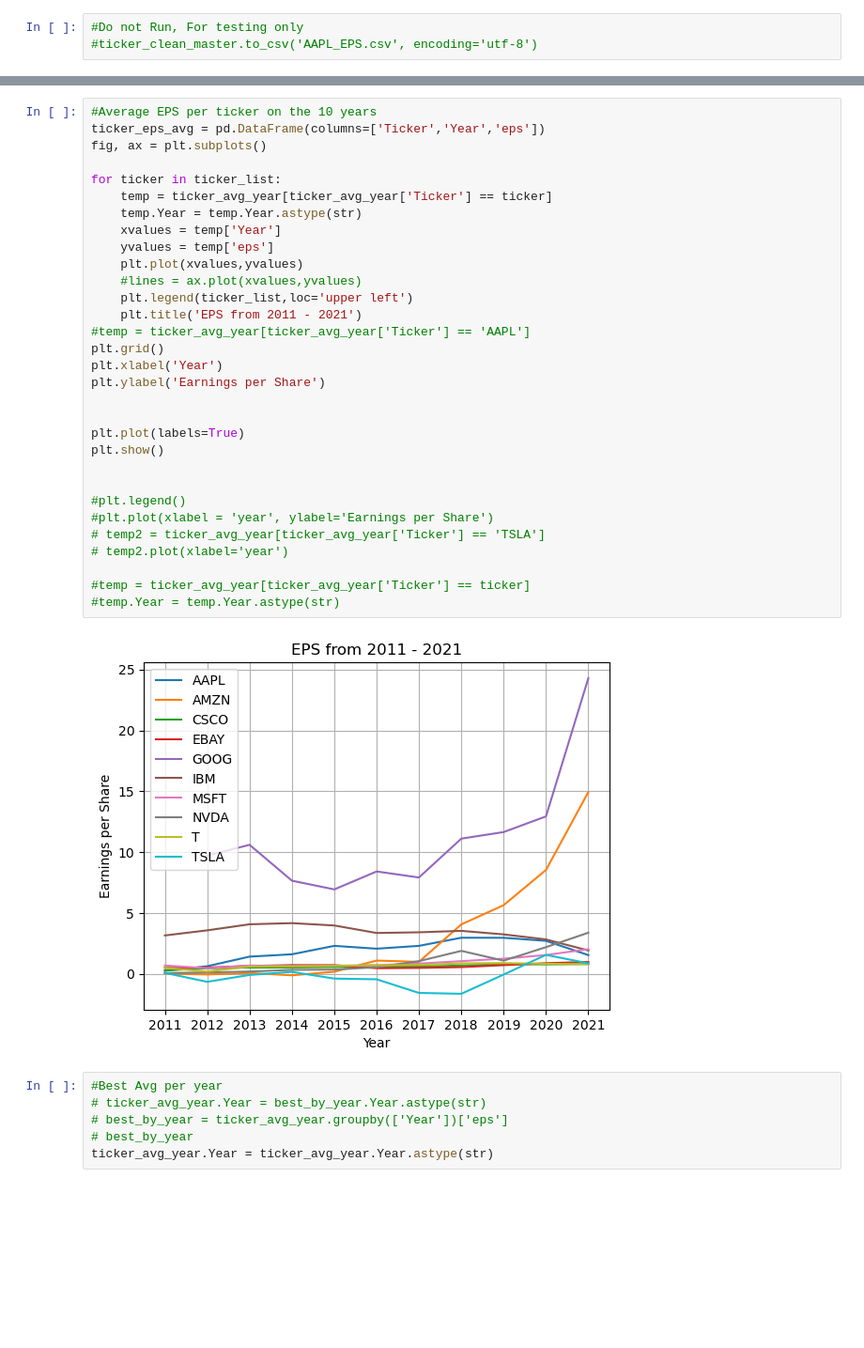
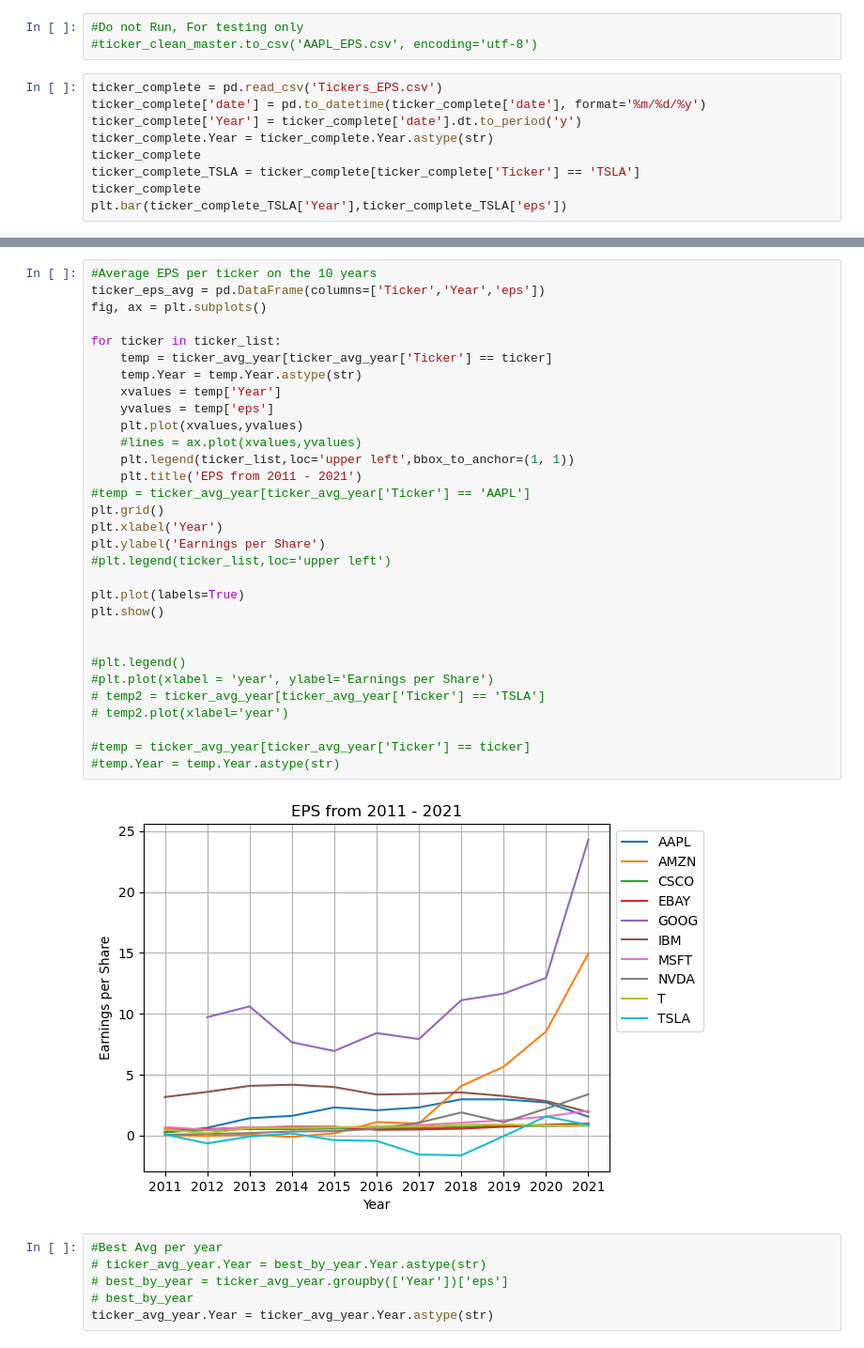
Before and after one commit to salvarenga25/StockMarket_Project, a Jupyter notebook: Stock_Analysis.ipynb, the cells around one changed output, grey strips where cells are left out. Shown at 94% size. Cells and saved outputs as stored; diff of their text form; blank space fills up the shorter version.

Commit message:
UPDATE
Added Google chart and modified CSV

```diff
--- a/Stock_Analysis.ipynb
+++ b/Stock_Analysis.ipynb
@@ -185,3 +185,12 @@ dtype: int64
 # %%
 #Do not Run, For testing only
 #ticker_clean_master.to_csv('AAPL_EPS.csv', encoding='utf-8')
+# %%
+ticker_complete = pd.read_csv('Tickers_EPS.csv')
+ticker_complete['date'] = pd.to_datetime(ticker_complete['date'], format='%m/%d/%y')
+ticker_complete['Year'] = ticker_complete['date'].dt.to_period('y')
+ticker_complete.Year = ticker_complete.Year.astype(str)
+ticker_complete
+ticker_complete_TSLA = ticker_complete[ticker_complete['Ticker'] == 'TSLA']
+ticker_complete
+plt.bar(ticker_complete_TSLA['Year'],ticker_complete_TSLA['eps'])
@@ -209,36 +221,36 @@ ticker_avg_year[ticker_avg_year['Ticker']=='AAPL']
 # %%
 #Average EPS per ticker on the 10 years
 ticker_eps_avg = pd.DataFrame(columns=['Ticker','Year','eps'])
 fig, ax = plt.subplots()
 
 for ticker in ticker_list:
     temp = ticker_avg_year[ticker_avg_year['Ticker'] == ticker]
     temp.Year = temp.Year.astype(str)
     xvalues = temp['Year']
     yvalues = temp['eps']
     plt.plot(xvalues,yvalues)
     #lines = ax.plot(xvalues,yvalues)
-    plt.legend(ticker_list,loc='upper left')
+    plt.legend(ticker_list,loc='upper left',bbox_to_anchor=(1, 1))
     plt.title('EPS from 2011 - 2021')
 #temp = ticker_avg_year[ticker_avg_year['Ticker'] == 'AAPL']
 plt.grid()
 plt.xlabel('Year')
 plt.ylabel('Earnings per Share')
-
+#plt.legend(ticker_list,loc='upper left')
 
 plt.plot(labels=True)
 plt.show()
 
 
 #plt.legend()
 #plt.plot(xlabel = 'year', ylabel='Earnings per Share')
 # temp2 = ticker_avg_year[ticker_avg_year['Ticker'] == 'TSLA']
 # temp2.plot(xlabel='year')
 
 #temp = ticker_avg_year[ticker_avg_year['Ticker'] == ticker]
 #temp.Year = temp.Year.astype(str)
 # %% [output]
-[figure, old version]
+[figure, new version]
 # %%
 #Best Avg per year
 # ticker_avg_year.Year = best_by_year.Year.astype(str)
```
Also changed, not shown: parts of 5 cells of this notebook, 1 other file.
